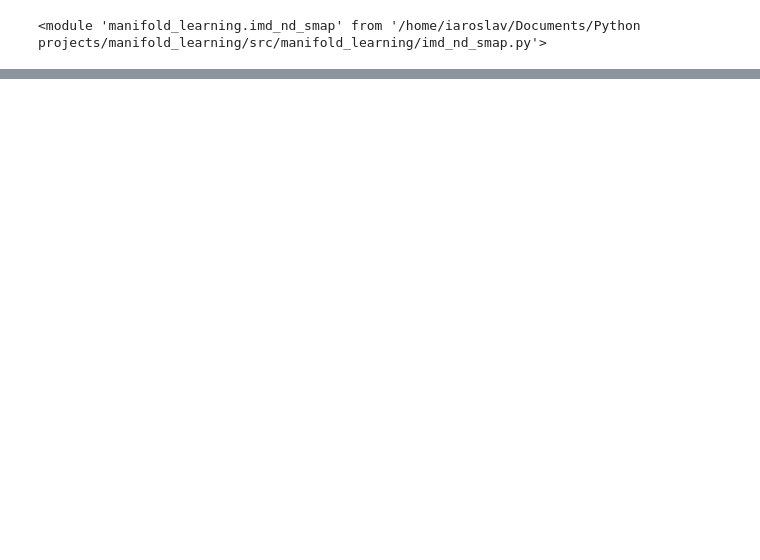
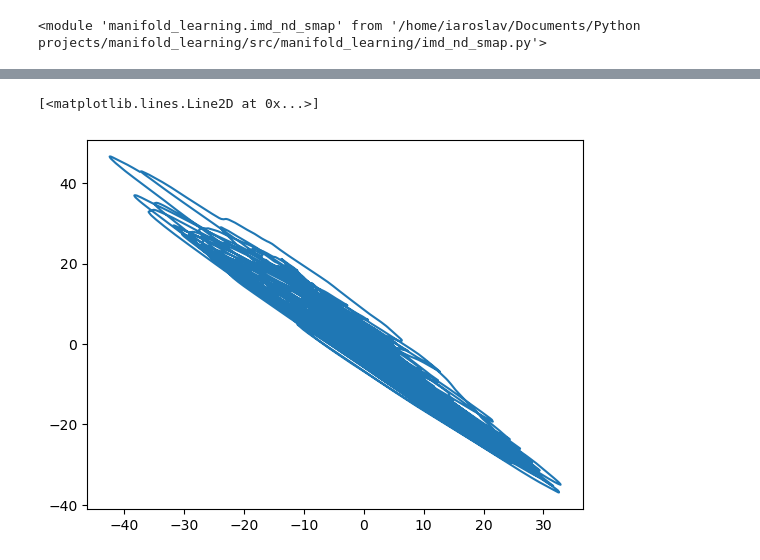
Before and after one commit to z7743/manifold_learning, a Jupyter notebook: notebooks/S-map test.ipynb, the cells around one changed output, grey strips where cells are left out. Saved outputs shown, nothing was run; the diff lists cells and outputs as text; code cells hidden in the pictures; blank space fills up the shorter version.

```diff
--- a/notebooks/S-map test.ipynb
+++ b/notebooks/S-map test.ipynb
@@ -65,0 +79,5 @@ plt.plot(unmixed[:2000,0,0])
+# %%
+plt.plot(unmixed[:,0,0], unmixed[:,0,2])
+# %% [output]
+[<matplotlib.lines.Line2D at 0x...>]
+[figure, added]
```
Also changed, not shown: parts of 12 cells of this notebook, 4 other files.
